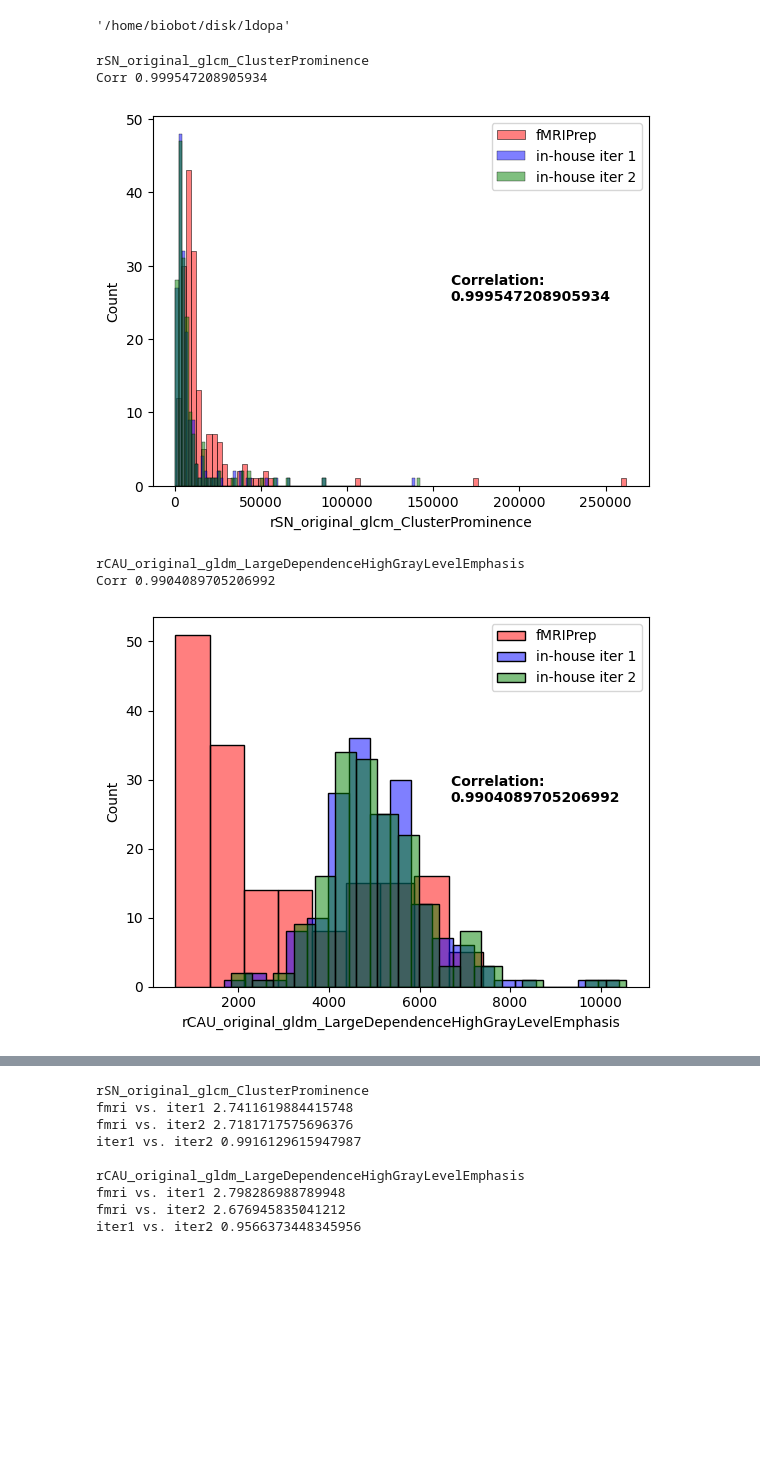
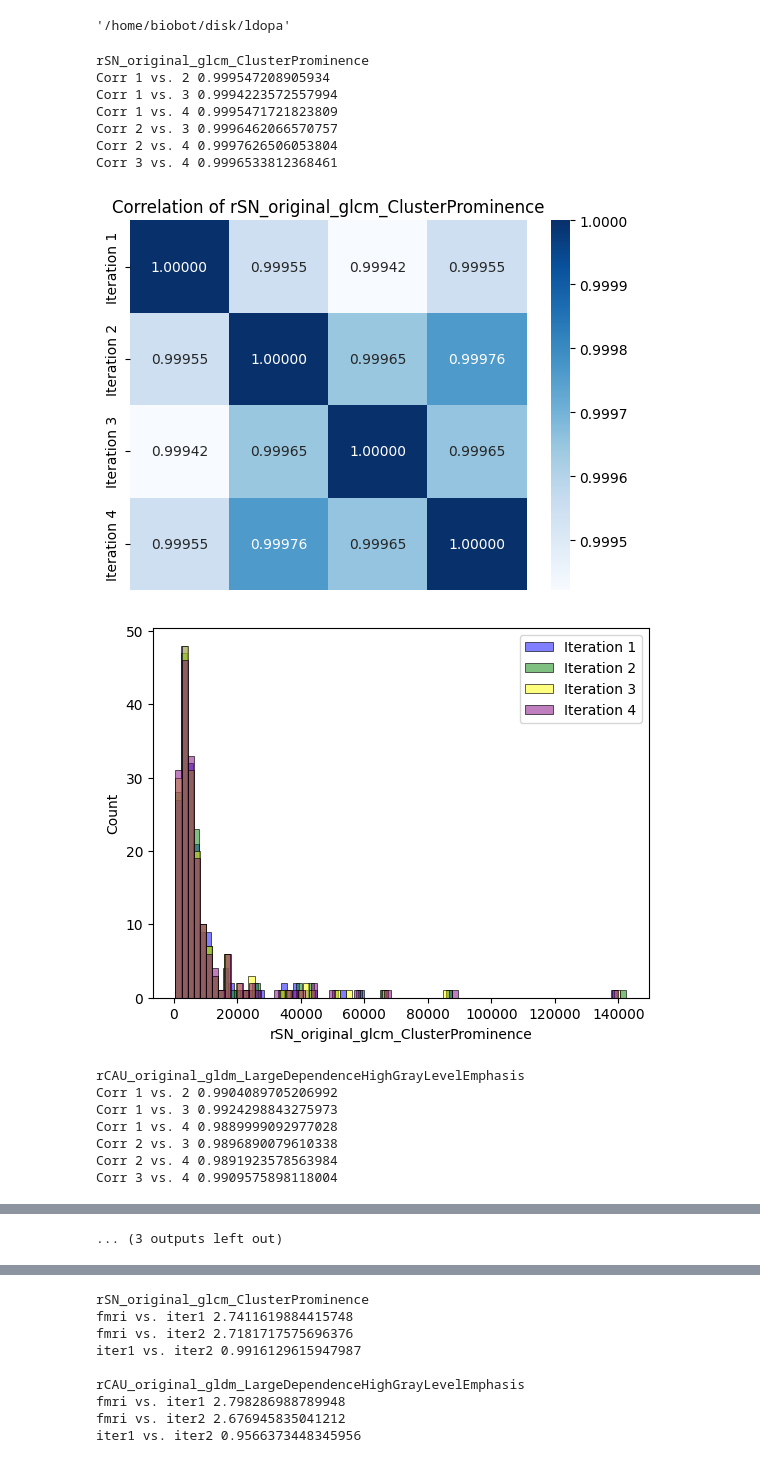
Before and after one commit to b1060t/LdopaPrediction, a Jupyter notebook: code/validate.ipynb, the cells around one changed output, grey strips where cells are left out. Cells and saved outputs as stored; diff of their text form; code cells hidden in the pictures; blank space fills up the shorter version.

```diff
--- a/code/validate.ipynb
+++ b/code/validate.ipynb
@@ -20,30 +20,55 @@ used_inds = conf['indices']['pat']['train']
 fmriprep_radiomics = getPandas('pat_fmriprep_MNI_radiomic')
 iter1_radiomics = getPandas('pat_ANTs_Reg_radiomic')
 iter2_radiomics = getPandas('pat_ANTs_Reg_2_radiomic')
+iter3_radiomics = getPandas('pat_ANTs_Reg_3_radiomic')
+iter4_radiomics = getPandas('pat_ANTs_Reg_4_radiomic')
 fmriprep_radiomics = fmriprep_radiomics.loc[used_inds].reset_index(drop=True)
 iter1_radiomics = iter1_radiomics.loc[used_inds].reset_index(drop=True)
 iter2_radiomics = iter2_radiomics.loc[used_inds].reset_index(drop=True)
+iter3_radiomics = iter3_radiomics.loc[used_inds].reset_index(drop=True)
+iter4_radiomics = iter4_radiomics.loc[used_inds].reset_index(drop=True)
 data = data.loc[used_inds].reset_index(drop=True)
 # %%
 cols = [
     'rSN_original_glcm_ClusterProminence',
     'rCAU_original_gldm_LargeDependenceHighGrayLevelEmphasis',
     'rTHA_original_gldm_LargeDependenceHighGrayLevelEmphasis',
-    'rTHA_original_glszm_LargeAreaHighGrayLevelEmphasis'
+    'rTHA_original_glszm_LargeAreaHighGrayLevelEmphasis',
+    'rSTN_original_glcm_ClusterProminence'
     ]
 for col in cols:
     print(col)
-    print('Corr', iter2_radiomics[col].corr(iter1_radiomics[col]))
-    sns.histplot(fmriprep_radiomics[col], color='red', alpha=0.5)
+    print('Corr 1 vs. 2', iter2_radiomics[col].corr(iter1_radiomics[col]))
+    print('Corr 1 vs. 3', iter3_radiomics[col].corr(iter1_radiomics[col]))
+    print('Corr 1 vs. 4', iter4_radiomics[col].corr(iter1_radiomics[col]))
+    print('Corr 2 vs. 3', iter3_radiomics[col].corr(iter2_radiomics[col]))
+    print('Corr 2 vs. 4', iter4_radiomics[col].corr(iter2_radiomics[col]))
+    print('Corr 3 vs. 4', iter4_radiomics[col].corr(iter3_radiomics[col]))
+    sns.heatmap(pd.concat([iter1_radiomics[col], iter2_radiomics[col], iter3_radiomics[col], iter4_radiomics[col]], axis=1).corr(), annot=True, cmap=sns.color_palette("Blues", as_cmap=True), fmt='.5f', yticklabels=['Iteration 1', 'Iteration 2', 'Iteration 3', 'Iteration 4'], xticklabels=False)
+    plt.title('Correlation of ' + col)
+    plt.show()
+    #sns.histplot(fmriprep_radiomics[col], color='red', alpha=0.5)
     sns.histplot(iter1_radiomics[col], color='blue', alpha=0.5)
     sns.histplot(iter2_radiomics[col], color='green', alpha=0.5)
-    plt.annotate('Correlation: \n' + str(iter2_radiomics[col].corr(iter1_radiomics[col])), xy=(0.5, 0.5), xycoords='axes fraction', xytext=(0.6, 0.5), textcoords='axes fraction', size='medium', color='black', weight='semibold')
-    plt.legend(['fMRIPrep', 'in-house iter 1', 'in-house iter 2'])
+    sns.histplot(iter3_radiomics[col], color='yellow', alpha=0.5)
+    sns.histplot(iter4_radiomics[col], color='purple', alpha=0.5)
+    #plt.annotate('Correlation: \n' + str(iter2_radiomics[col].corr(iter1_radiomics[col])), xy=(0.5, 0.5), xycoords='axes fraction', xytext=(0.6, 0.5), textcoords='axes fraction', size='medium', color='black', weight='semibold')
+    plt.legend(['Iteration 1', 'Iteration 2', 'Iteration 3', 'Iteration 4'])
     plt.show()
 # %% [output]
 rSN_original_glcm_ClusterProminence
-Corr 0.999547208905934
+Corr 1 vs. 2 0.999547208905934
+Corr 1 vs. 3 0.9994223572557994
+Corr 1 vs. 4 0.9995471721823809
+Corr 2 vs. 3 0.9996462066570757
+Corr 2 vs. 4 0.9997626506053804
+Corr 3 vs. 4 0.9996533812368461
-[figure, old version]
+[figure, new version]
+[figure, new version]
 rCAU_original_gldm_LargeDependenceHighGrayLevelEmphasis
-Corr 0.9904089705206992
+Corr 1 vs. 2 0.9904089705206992
+Corr 1 vs. 3 0.9924298843275973
+Corr 1 vs. 4 0.9889999092977028
+Corr 2 vs. 3 0.9896890079610338
+Corr 2 vs. 4 0.9891923578563984
+Corr 3 vs. 4 0.9909575898118004
-[figure, old version]
@@ -56,3 +95,4 @@ Corr 0.998463863332441
+... (3 outputs left out)
 # %%
 iter1_pos = iter1_radiomics.loc[data['CAT'] == 1]
 iter1_neg = iter1_radiomics.loc[data['CAT'] == 0]
```
Also changed, not shown: parts of 2 cells of this notebook, 10 other files.
